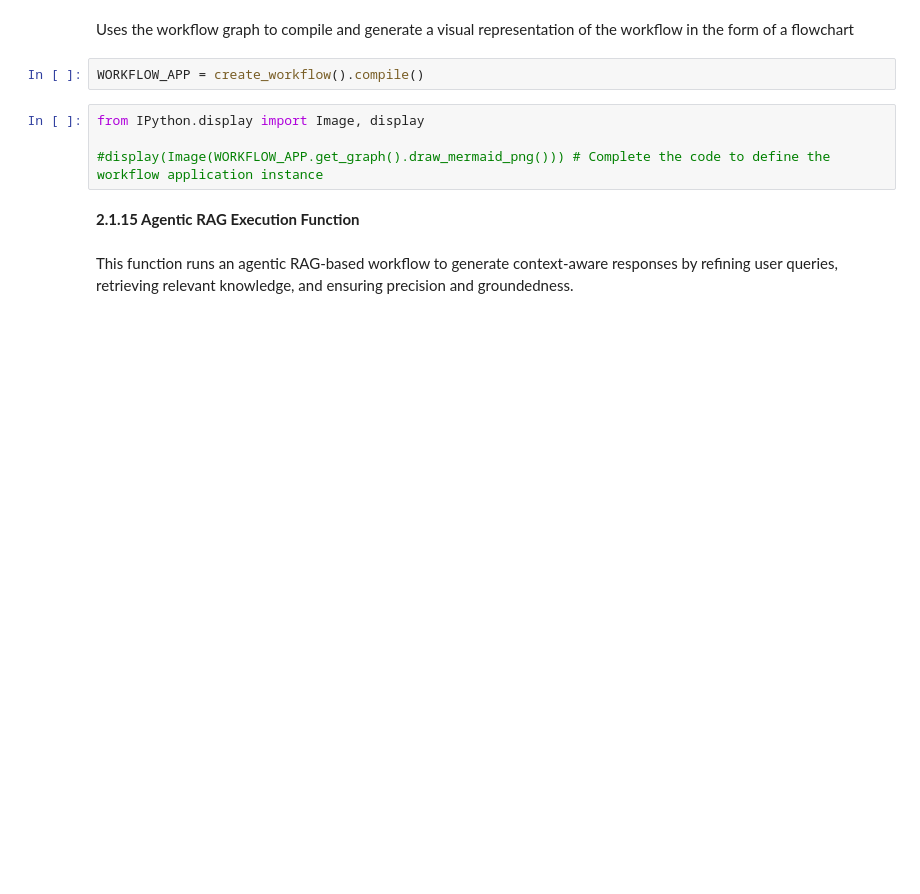
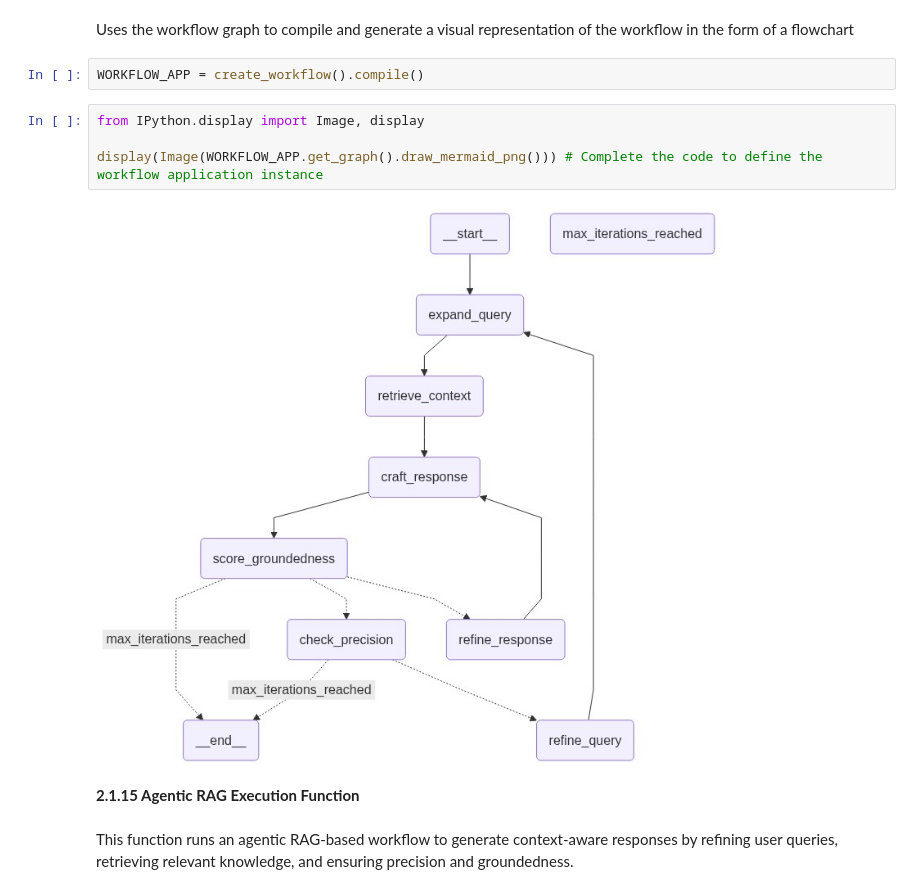
Before and after one commit to chrisjw34/LLMFinal, a Jupyter notebook: GA_NLP_Project_3_DetailedHints_Learner's_Notebook.ipynb, the cells around one changed output. Saved outputs shown, nothing was run; the diff lists cells and outputs as text; blank space fills up the shorter version.

```diff
--- a/GA_NLP_Project_3_DetailedHints_Learner's_Notebook.ipynb
+++ b/GA_NLP_Project_3_DetailedHints_Learner's_Notebook.ipynb
@@ -1321,7 +1321,9 @@ WORKFLOW_APP = create_workflow().compile()
 # %%
 from IPython.display import Image, display
 
-#display(Image(WORKFLOW_APP.get_graph().draw_mermaid_png())) # Complete the code to define the workflow application instance
+display(Image(WORKFLOW_APP.get_graph().draw_mermaid_png())) # Complete the code to define the workflow application instance
+# %% [output]
+[figure, added]
 # %% [markdown]
 **2.1.15 Agentic RAG Execution Function**
 # %% [markdown]
```
Also changed, not shown: parts of 6 cells of this notebook.
